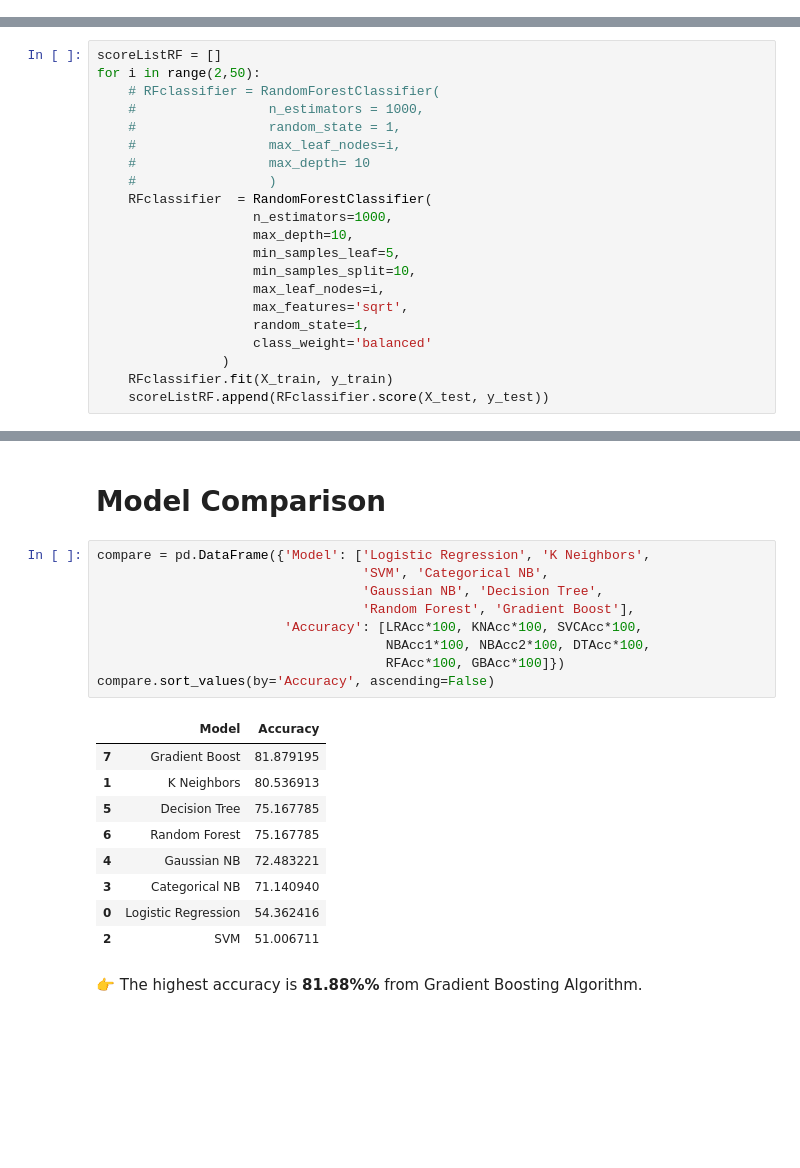
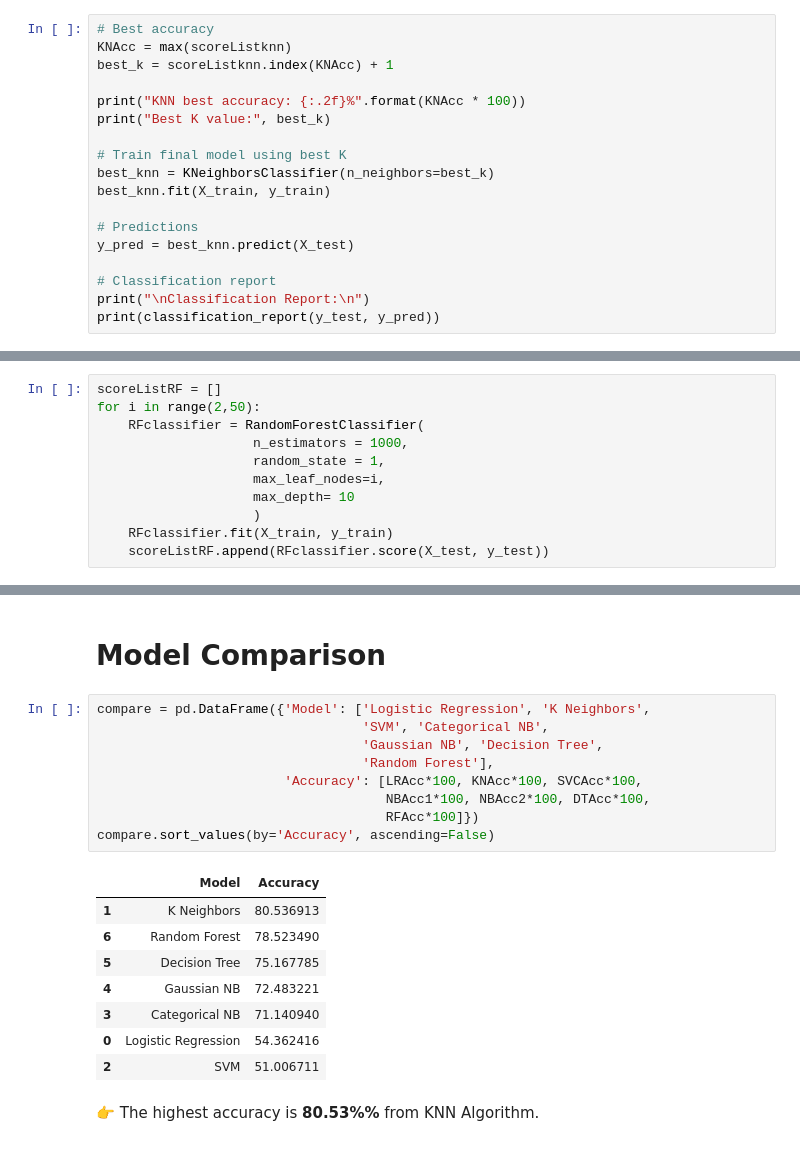
Before and after one commit to DetectiveNeo/Loan_Approval_Prediction, a Jupyter notebook: notebook/pipeline.ipynb, the cells around one changed output, grey strips where cells are left out. Cells and saved outputs as stored; diff of their text form; blank space fills up the shorter version.

```diff
--- a/notebook/pipeline.ipynb
+++ b/notebook/pipeline.ipynb
@@ -760,3 +769,21 @@ print("KNN best accuracy: {:.2f}%".format(KNAcc*100))
 # %% [output]
 [figure]
 KNN best accuracy: 80.54%
+# %%
+# Best accuracy
+KNAcc = max(scoreListknn)
+best_k = scoreListknn.index(KNAcc) + 1
+
+print("KNN best accuracy: {:.2f}%".format(KNAcc * 100))
+print("Best K value:", best_k)
+
+# Train final model using best K
+best_knn = KNeighborsClassifier(n_neighbors=best_k)
+best_knn.fit(X_train, y_train)
+
+# Predictions
+y_pred = best_knn.predict(X_test)
+
+# Classification report
+print("\nClassification Report:\n")
+print(classification_report(y_test, y_pred))
@@ -868,22 +909,12 @@ Decision Tree Accuracy: 75.17%
 # %%
 scoreListRF = []
 for i in range(2,50):
-    # RFclassifier = RandomForestClassifier(
-    #                 n_estimators = 1000,
-    #                 random_state = 1,
-    #                 max_leaf_nodes=i,
-    #                 max_depth= 10
-    #                 )
-    RFclassifier  = RandomForestClassifier(
-                    n_estimators=1000,
-                    max_depth=10,
-                    min_samples_leaf=5,
-                    min_samples_split=10,
+    RFclassifier = RandomForestClassifier(
+                    n_estimators = 1000,
+                    random_state = 1,
                     max_leaf_nodes=i,
-                    max_features='sqrt',
-                    random_state=1,
-                    class_weight='balanced'
-                )
+                    max_depth= 10
+                    )
     RFclassifier.fit(X_train, y_train)
     scoreListRF.append(RFclassifier.score(X_test, y_test))
 # %%
@@ -957,21 +986,20 @@ Gradient Boosting accuracy: 81.88%
 # %%
 compare = pd.DataFrame({'Model': ['Logistic Regression', 'K Neighbors',
                                   'SVM', 'Categorical NB',
                                   'Gaussian NB', 'Decision Tree',
-                                  'Random Forest', 'Gradient Boost'],
+                                  'Random Forest'],
                         'Accuracy': [LRAcc*100, KNAcc*100, SVCAcc*100,
                                      NBAcc1*100, NBAcc2*100, DTAcc*100,
-                                     RFAcc*100, GBAcc*100]})
+                                     RFAcc*100]})
 compare.sort_values(by='Accuracy', ascending=False)
 # %% [output]
 |  | Model | Accuracy |
-| 7 | Gradient Boost | 81.879195 |
 | 1 | K Neighbors | 80.536913 |
+| 6 | Random Forest | 78.523490 |
 | 5 | Decision Tree | 75.167785 |
-| 6 | Random Forest | 75.167785 |
 | 4 | Gaussian NB | 72.483221 |
 | 3 | Categorical NB | 71.140940 |
 | 0 | Logistic Regression | 54.362416 |
 | 2 | SVM | 51.006711 |
 # %% [markdown]
-👉 The highest accuracy is **81.88%%** from Gradient Boosting Algorithm. <br><br>
+👉 The highest accuracy is **80.53%%** from KNN Algorithm. <br><br>
```
Also changed, not shown: parts of 7 cells of this notebook, 1 other file.
